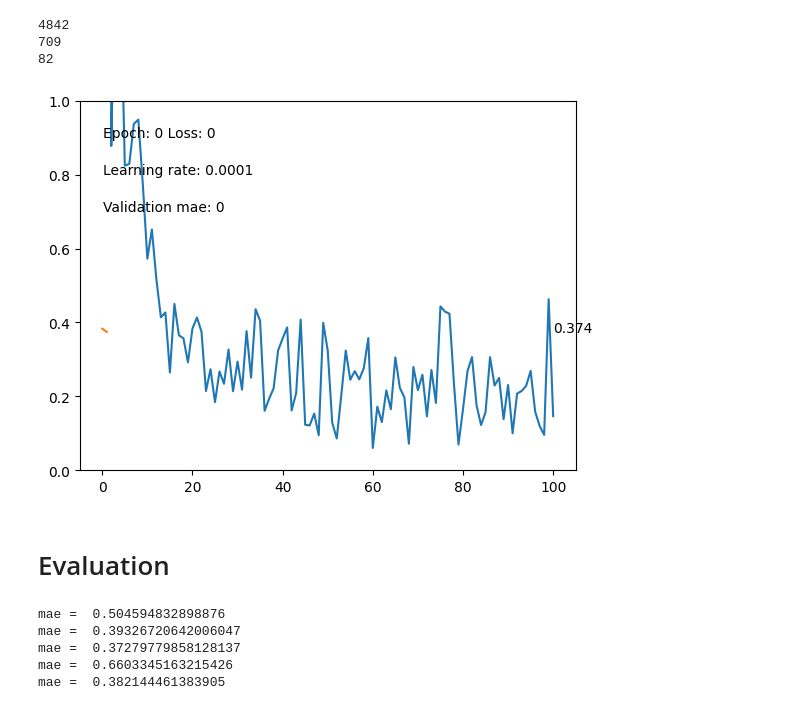
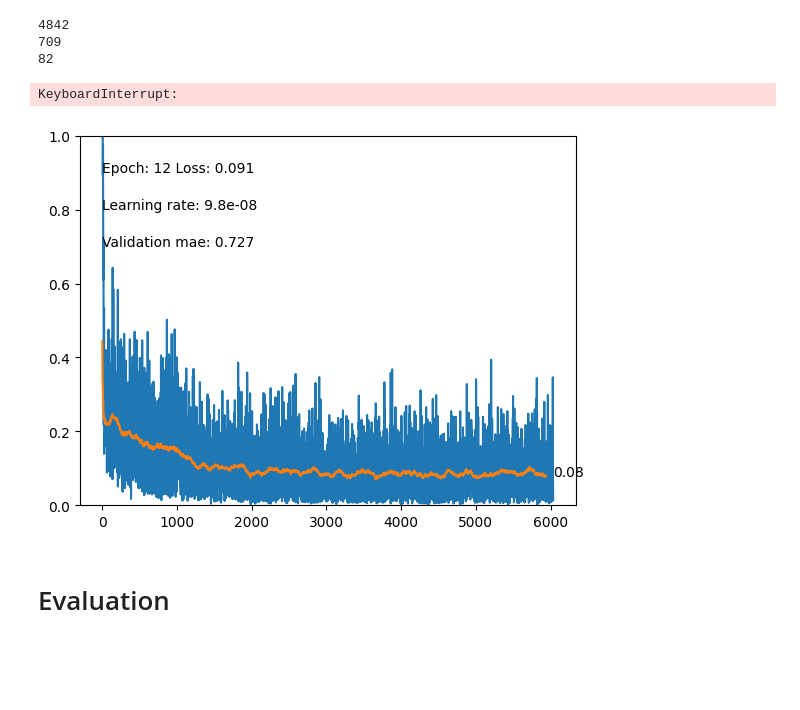
Before and after one commit to McKnightA/CSDI-for-DL-Project, a Jupyter notebook: model_final.ipynb, the cells around one changed output. Saved outputs shown, nothing was run; the diff lists cells and outputs as text; code cells hidden in the pictures; blank space fills up the shorter version.

Commit message:
finalized the imputation and added options to the trainer

```diff
--- a/model_final.ipynb
+++ b/model_final.ipynb
@@ -869,7 +869,7 @@ from IPython.display import display, clear_output
 import matplotlib.pyplot as plt
 import time
 
-def train(model, data_loader, data_loader_validation, epochs, lr, loss_func, device = "cuda", verbose = True, validation_frequency = 1, validation_prp = 10):
+def train(model, data_loader, data_loader_validation, epochs, lr, loss_func, device = "cuda", verbose = True, validation_frequency = 1, validation_prp = 10, strategy = "random"):
 
     model = model.to(device)
     #annealing for the learning rate
@@ -935,7 +935,7 @@ def train(model, data_loader, data_loader_validation, epochs, lr, loss_func, dev
             for i, batch in enumerate(data_loader_validation):
                 if i % validation_prp == 0:
                     test_data = batch["observed_data"].to("cuda")
-                    imputation_mask = diffusion_imputation.get_mask(model, test_data, "random").to("cuda")
+                    imputation_mask = diffusion_imputation.get_mask(model, test_data, strategy).to("cuda")
                     imputed_step, data_step, imputation_mask_step, mae_step = diffusion_imputation.eval(model, test_data, imputation_mask, verbose=False)
                     imputed_samples = torch.cat((imputed_samples, imputed_step), dim = 0)
                     data = torch.cat((data, data_step), dim = 0)
@@ -978,15 +978,17 @@ diffusion_imputer = diffusion_imputation(emb_dim = 128,
 # %%
 train(
     diffusion_imputer,
     data_loader_model,
     data_loader_validation,
-    epochs = 10,
+    epochs = 20,
     lr = 0.0001,
     loss_func = diffusion_imputer.loss_func,
-    validation_frequency=2,
-    validation_prp=10)
+    validation_frequency=1,
+    validation_prp=10,
+    strategy = "random")
 # %% [output]
+KeyboardInterrupt:
-[figure, old version]
+[figure, new version]
 # %%
 #save the entire model for further training
 torch.save(diffusion_imputer, "diffusion_imputer.pt")
@@ -1004,10 +1006,10 @@ imputed_samples = torch.tensor([]).to("cuda")
 data = torch.tensor([]).to("cuda")
 imputation_mask = torch.tensor([]).to("cuda")
 
-for i, batch in enumerate(data_loader_test[2]):
+for i, batch in enumerate(data_loader_test):
             test_data = batch["observed_data"].to("cuda")
-            imputation_mask = diffusion_imputation.get_mask(diffusion_imputer, test_data, "random").to("cuda")
-            imputed_step, data_step, imputation_mask_step = diffusion_imputation.eval(diffusion_imputer, test_data, imputation_mask)
+            imputation_mask_step = diffusion_imputation.get_mask(diffusion_imputer, test_data, "forecasting").to("cuda")
+            imputed_step, data_step, imputation_mask_step, mae = diffusion_imputation.eval(diffusion_imputer, test_data, imputation_mask_step)
             imputed_samples = torch.cat((imputed_samples, imputed_step), dim = 0)
             data = torch.cat((data, data_step), dim = 0)
             imputation_mask = torch.cat((imputation_mask, imputation_mask_step), dim = 0)
@@ -1025,11 +1027,5 @@ for i, batch in enumerate(data_loader_test[2]):
 #print(imputed_samples)
 
             #print("mae = ", torch.mean(torch.abs(data[imputation_mask !=0] - imputed_samples[imputation_mask !=0])).item())
-# %% [output]
-mae =  0.504594832898876
-mae =  0.39326720642006047
-mae =  0.37279779858128137
-mae =  0.6603345163215426
-mae =  0.382144461383905
 # %%
 # go back to non-standardized data to find actual MAEs
```
Also changed, not shown: parts of 2 cells of this notebook.
